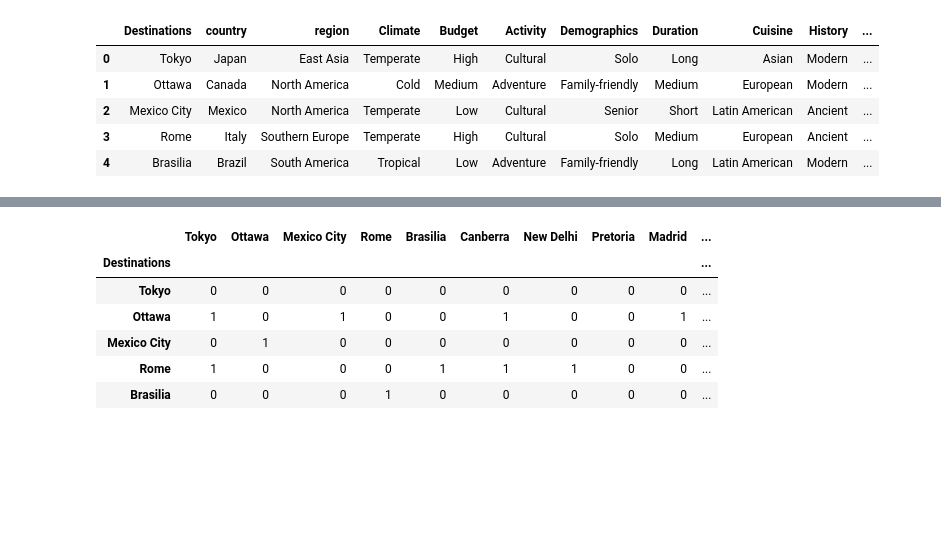
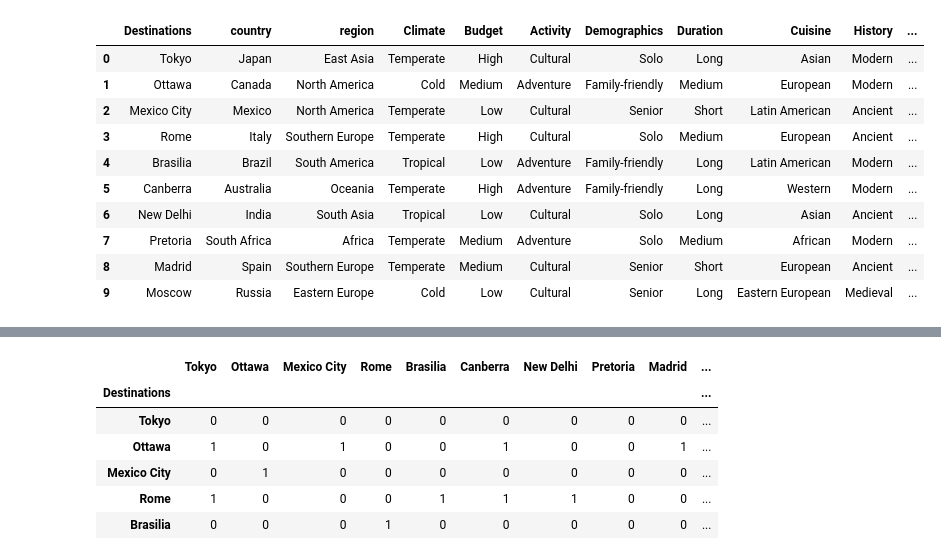
Before and after one commit to liAmirali/UI-FOL-project, a Jupyter notebook: Tour_Recommender.ipynb, the cells around one changed output, grey strips where cells are left out. Cells and saved outputs as stored; diff of their text form; code cells hidden in the pictures; blank space fills up the shorter version.

```diff
--- a/Tour_Recommender.ipynb
+++ b/Tour_Recommender.ipynb
@@ -22,11 +13,15 @@ importing Jupyter notebook from extract.ipynb
 # %%
 dest_df = pd.read_csv('Destinations.csv')
-
-dest_df.head()
+dest_df.head(10)
 # %% [output]
 |  | Destinations | country | region | Climate | Budget | Activity | Demographics | Duration | Cuisine | History | ... |
 | 0 | Tokyo | Japan | East Asia | Temperate | High | Cultural | Solo | Long | Asian | Modern | ... |
 | 1 | Ottawa | Canada | North America | Cold | Medium | Adventure | Family-friendly | Medium | European | Modern | ... |
 | 2 | Mexico City | Mexico | North America | Temperate | Low | Cultural | Senior | Short | Latin American | Ancient | ... |
 | 3 | Rome | Italy | Southern Europe | Temperate | High | Cultural | Solo | Medium | European | Ancient | ... |
 | 4 | Brasilia | Brazil | South America | Tropical | Low | Adventure | Family-friendly | Long | Latin American | Modern | ... |
+| 5 | Canberra | Australia | Oceania | Temperate | High | Adventure | Family-friendly | Long | Western | Modern | ... |
+| 6 | New Delhi | India | South Asia | Tropical | Low | Cultural | Solo | Long | Asian | Ancient | ... |
+| 7 | Pretoria | South Africa | Africa | Temperate | Medium | Adventure | Solo | Medium | African | Modern | ... |
+| 8 | Madrid | Spain | Southern Europe | Temperate | Medium | Cultural | Senior | Short | European | Ancient | ... |
+| 9 | Moscow | Russia | Eastern Europe | Cold | Low | Cultural | Senior | Long | Eastern European | Medieval | ... |
```
Also changed, not shown: parts of 11 cells of this notebook, 1 other file.
